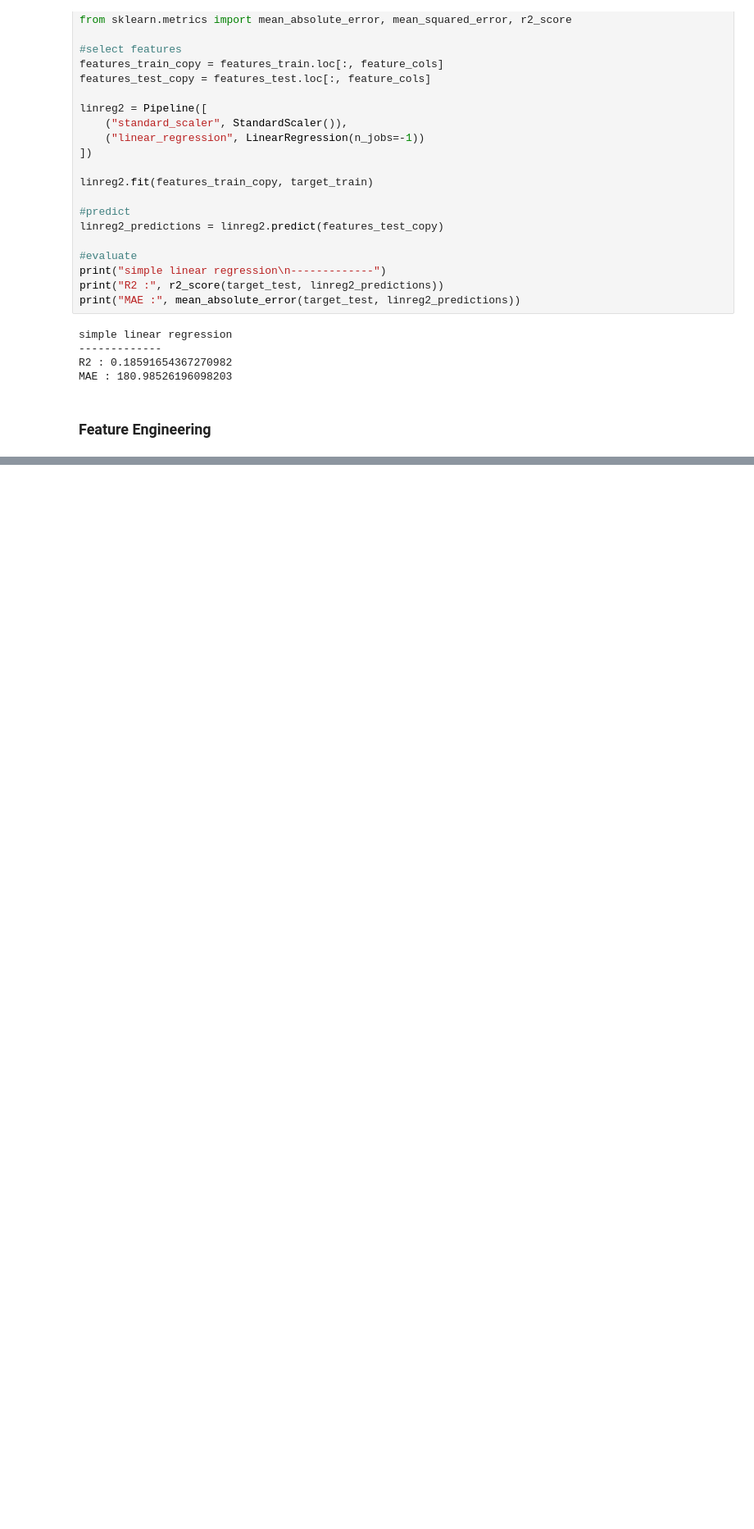
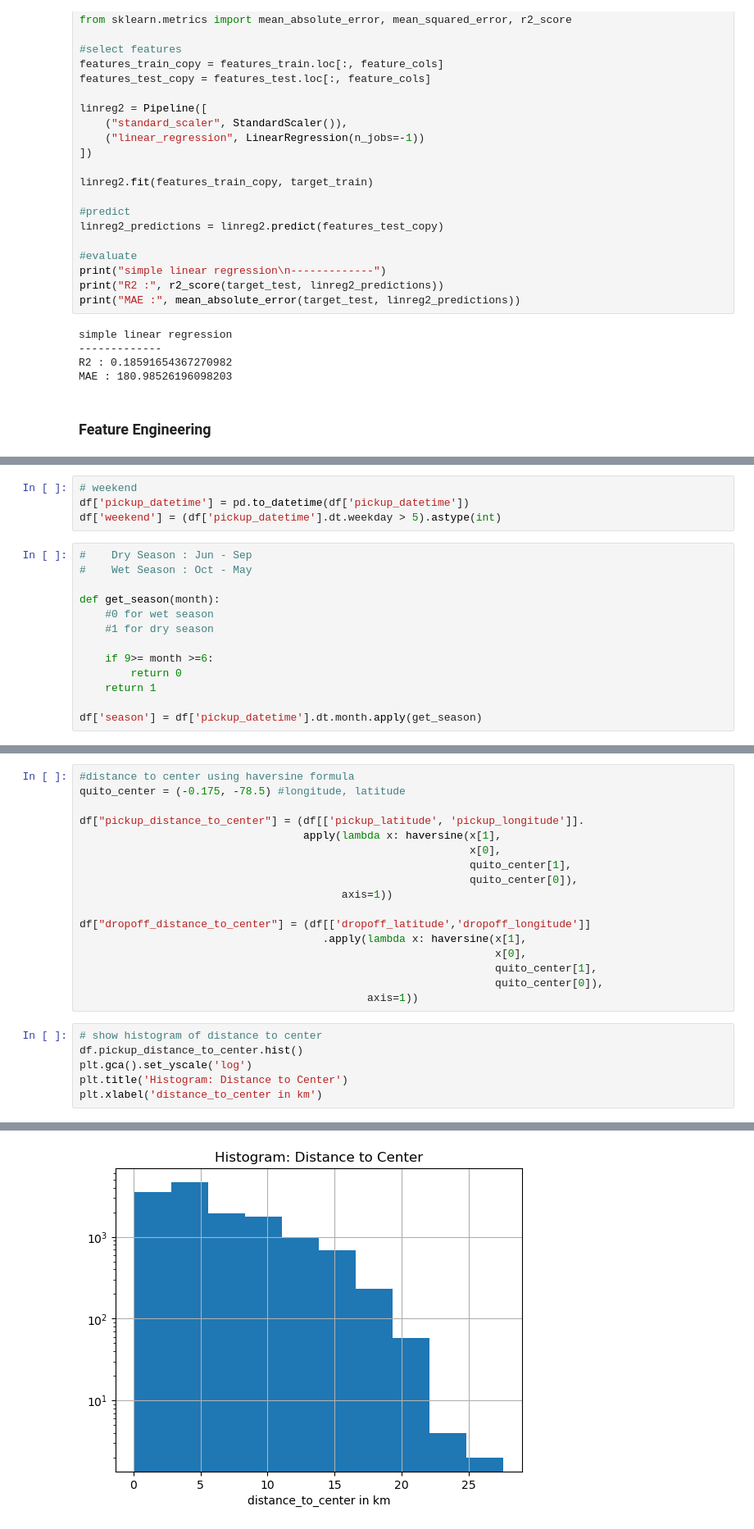
Before and after one commit to Dabbeljuh/Data-Science---Verkehrsaufkommen, a Jupyter notebook: verkehrsaufkommen.ipynb, the cells around one changed output, grey strips where cells are left out. Shown at 82% size. Drawn from its saved outputs; the diff is of its cells as text; blank space fills up the shorter version.

```diff
--- a/verkehrsaufkommen.ipynb
+++ b/verkehrsaufkommen.ipynb
@@ -384,0 +426,17 @@ MAE : 180.98526196098203
+# %%
+# weekend
+df['pickup_datetime'] = pd.to_datetime(df['pickup_datetime'])
+df['weekend'] = (df['pickup_datetime'].dt.weekday > 5).astype(int)
+# %%
+#    Dry Season : Jun - Sep
+#    Wet Season : Oct - May
+
+def get_season(month):
+    #0 for wet season
+    #1 for dry season
+
+    if 9>= month >=6:
+        return 0
+    return 1
+
+df['season'] = df['pickup_datetime'].dt.month.apply(get_season)
@@ -384,0 +470,24 @@ MAE : 180.98526196098203
+# %%
+#distance to center using haversine formula
+quito_center = (-0.175, -78.5) #longitude, latitude
+
+df["pickup_distance_to_center"] = (df[['pickup_latitude', 'pickup_longitude']].
+                                   apply(lambda x: haversine(x[1],
+                                                             x[0],
+                                                             quito_center[1],
+                                                             quito_center[0]),
+                                         axis=1))
+
+df["dropoff_distance_to_center"] = (df[['dropoff_latitude','dropoff_longitude']]
+                                      .apply(lambda x: haversine(x[1],
+                                                                 x[0],
+                                                                 quito_center[1],
+                                                                 quito_center[0]),
+                                             axis=1))
+# %%
+# show histogram of distance to center
+df.pickup_distance_to_center.hist()
+plt.gca().set_yscale('log')
+plt.title('Histogram: Distance to Center')
+plt.xlabel('distance_to_center in km')
+# %% [output]
@@ -384,0 +495 @@ MAE : 180.98526196098203
+[figure, added]
```
Also changed, not shown: parts of 13 cells of this notebook.
